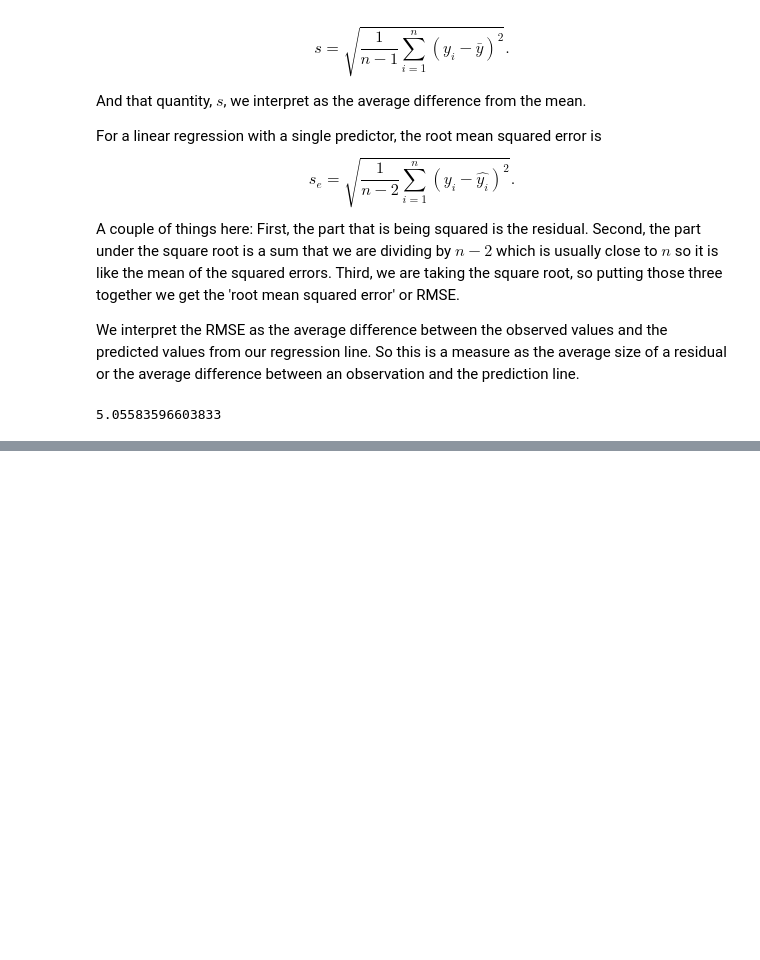
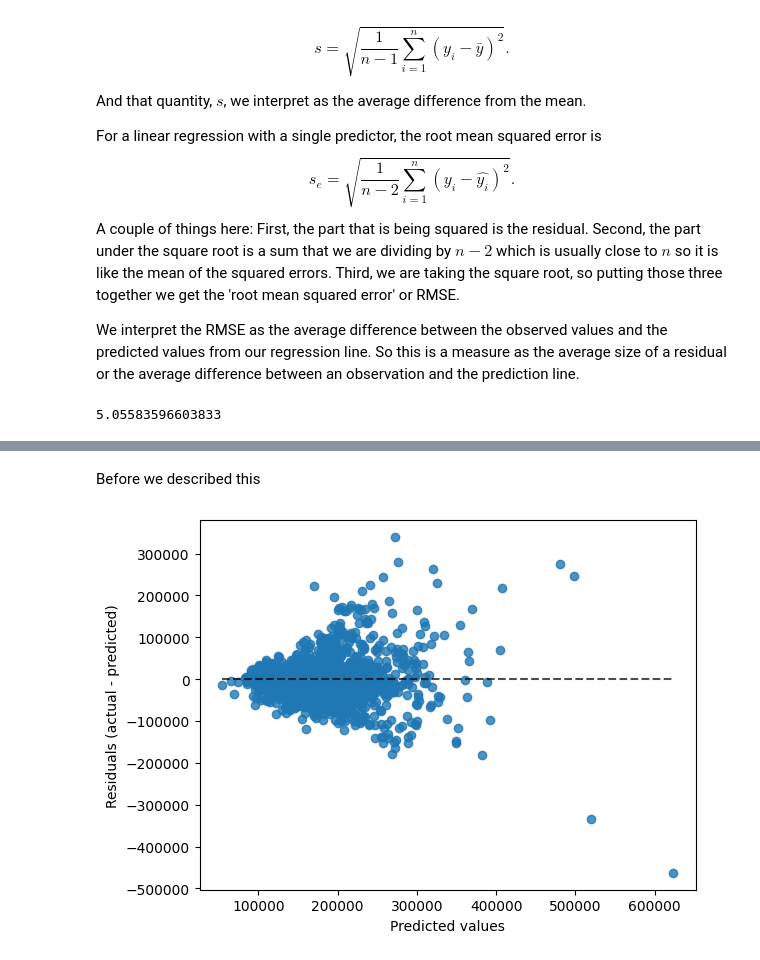
Before and after one commit to schuckers/DTSC2301, a Jupyter notebook: Code/IntroLinearRegression.ipynb, the cells around one changed output, grey strips where cells are left out. Saved outputs shown, nothing was run; the diff lists cells and outputs as text; code cells hidden in the pictures; blank space fills up the shorter version.

```diff
--- a/Code/IntroLinearRegression.ipynb
+++ b/Code/IntroLinearRegression.ipynb
@@ -147,0 +432,20 @@ model.predict(x_pred)
+# %% [markdown]
+Before we described this
+# %%
+# In sklearn we first need to create a model object
+# and here it is a linear regression
+ames_model= LinearRegression()
+# note below that the x needs to be a two dimensional array so we
+# need the double brackets here
+ames_x=ames[['GrLivArea']]
+# y needs to be a one dimensional array so single brackets work
+ames_y=ames['SalePrice']
+ames_model.fit(ames_x, ames_y)
+
+ames_y_hat = ames_model.predict(ames_x)
+# below makes a
+display = PredictionErrorDisplay(y_true=ames_y, y_pred=ames_y_hat)
+display.plot()
+plt.show()
+# %% [output]
+[figure, added]
```
Also changed, not shown: parts of 40 cells of this notebook.
